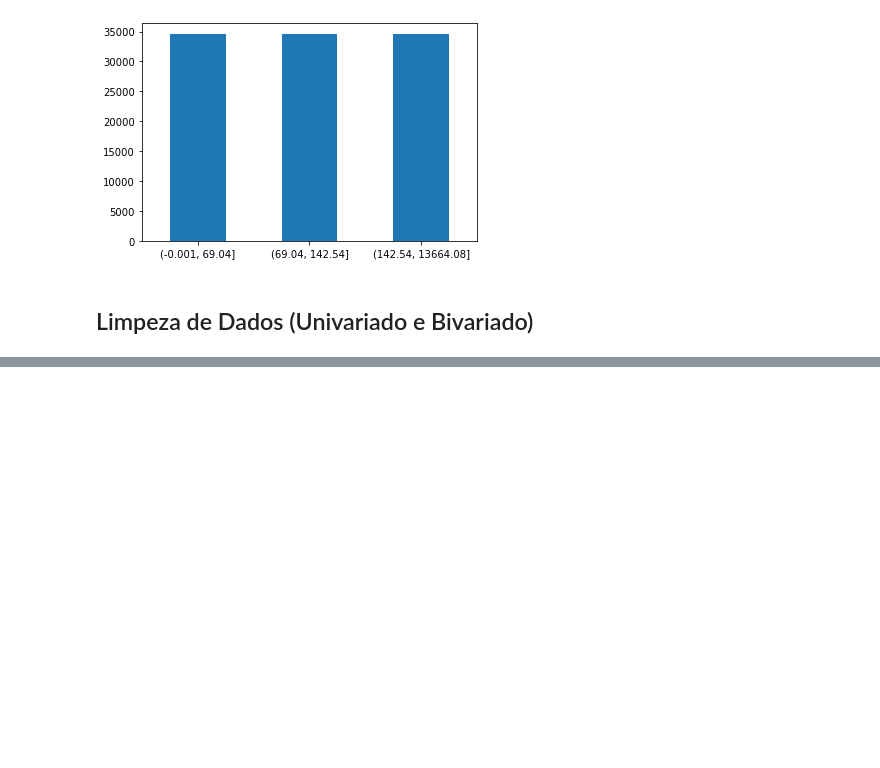
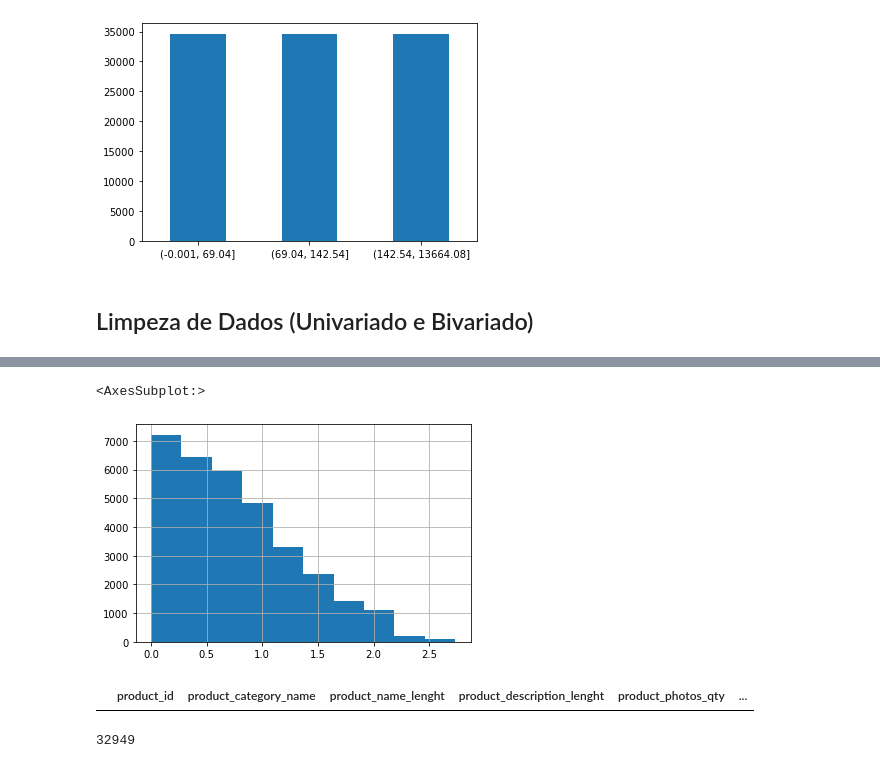
Before and after one commit to maurofalc/intro_data_analysis, a Jupyter notebook: main.ipynb, the cells around one changed output, grey strips where cells are left out. Saved outputs shown, nothing was run; the diff lists cells and outputs as text; code cells hidden in the pictures; blank space fills up the shorter version.

```diff
--- a/main.ipynb
+++ b/main.ipynb
@@ -476,0 +420,14 @@ items.plot.scatter(x="price",y="freight_value")
+# %%
+(abs(products["volume_cm3_log"]-products["volume_cm3_log"].median())/mad).hist()
+# %% [output]
+<AxesSubplot:>
+[figure, added]
+# %%
+products[abs(products["volume_cm3_log"]-products["volume_cm3_log"].median())/mad > 3]
+# %% [output]
+|  | product_id | product_category_name | product_name_lenght | product_description_lenght | product_photos_qty | ... |
+# %%
+products = products[abs(products["volume_cm3_log"]-products["volume_cm3_log"].median())/mad < 3]
+print(len(products))
+# %% [output]
+32949
```
Also changed, not shown: parts of 55 cells of this notebook.
